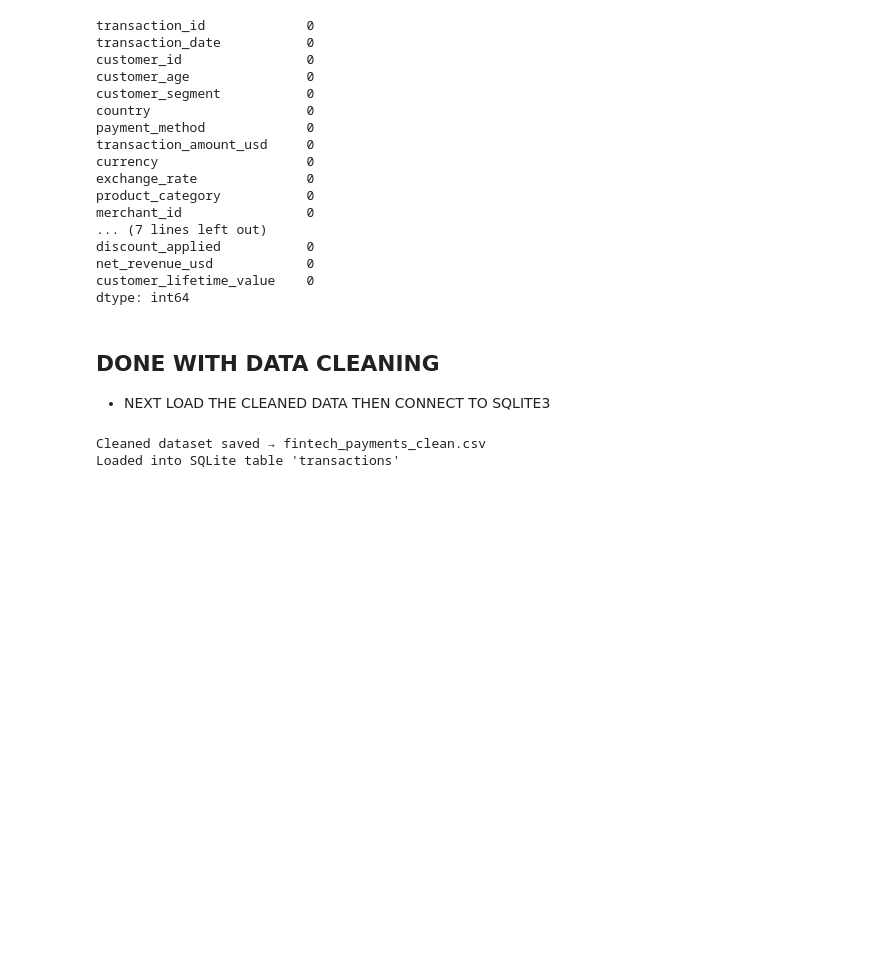
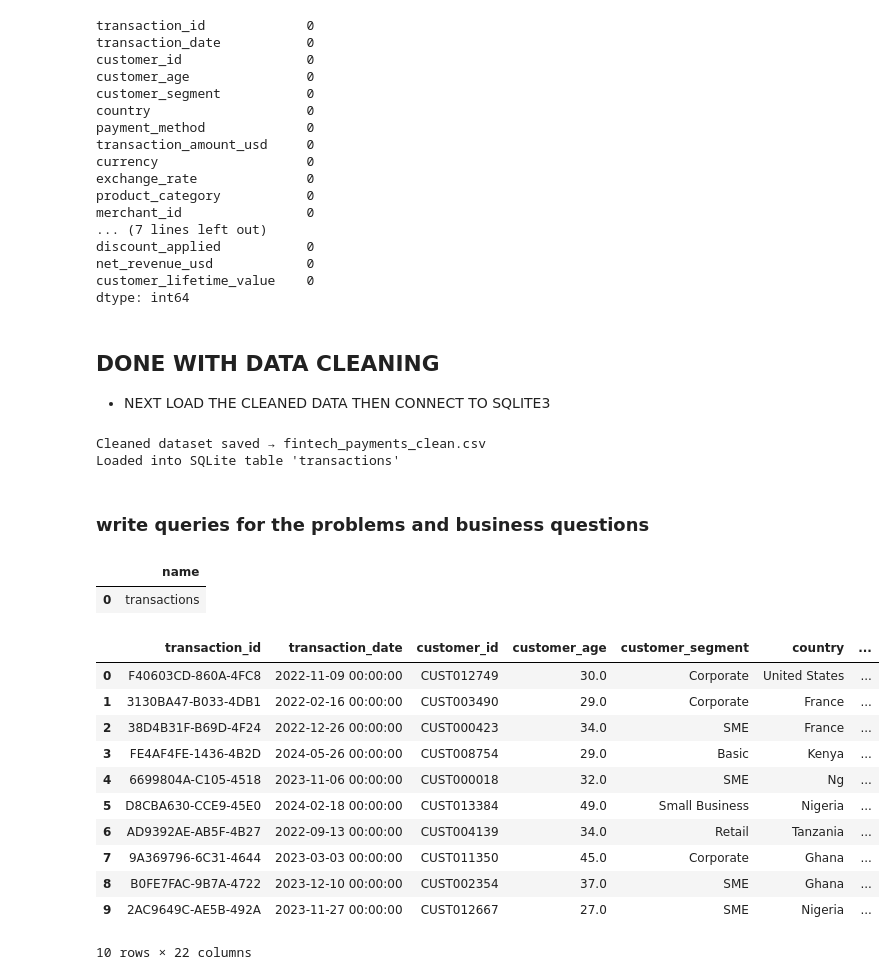
Before and after one commit to tracyvuleze2-sketch/GLOBAL_FINTECH_PROJECT, a Jupyter notebook: FinTech_Project.ipynb, the cells around one changed output. Drawn from its saved outputs; the diff is of its cells as text; code cells hidden in the pictures; blank space fills up the shorter version.

```diff
--- a/FinTech_Project.ipynb
+++ b/FinTech_Project.ipynb
@@ -524,3 +524,32 @@ print("Loaded into SQLite table 'transactions'")
 # %% [output]
 Cleaned dataset saved → fintech_payments_clean.csv
 Loaded into SQLite table 'transactions'
+# %% [markdown]
+###  write queries for the problems and business questions
+# %%
+df_sql = pd.read_sql("""
+SELECT name FROM sqlite_master WHERE type='table'
+""", conn)
+
+df_sql
+# %% [output]
+|  | name |
+| 0 | transactions |
+# %%
+df=pd.read_sql("""
+SELECT * FROM transactions
+""",conn)
+df.head(10)
+# %% [output]
+|  | transaction_id | transaction_date | customer_id | customer_age | customer_segment | country | ... |
+| 0 | F40603CD-860A-4FC8 | 2022-11-09 00:00:00 | CUST012749 | 30.0 | Corporate | United States | ... |
+| 1 | 3130BA47-B033-4DB1 | 2022-02-16 00:00:00 | CUST003490 | 29.0 | Corporate | France | ... |
+| 2 | 38D4B31F-B69D-4F24 | 2022-12-26 00:00:00 | CUST000423 | 34.0 | SME | France | ... |
+| 3 | FE4AF4FE-1436-4B2D | 2024-05-26 00:00:00 | CUST008754 | 29.0 | Basic | Kenya | ... |
+| 4 | 6699804A-C105-4518 | 2023-11-06 00:00:00 | CUST000018 | 32.0 | SME | Ng | ... |
+| 5 | D8CBA630-CCE9-45E0 | 2024-02-18 00:00:00 | CUST013384 | 49.0 | Small Business | Nigeria | ... |
+| 6 | AD9392AE-AB5F-4B27 | 2022-09-13 00:00:00 | CUST004139 | 34.0 | Retail | Tanzania | ... |
+| 7 | 9A369796-6C31-4644 | 2023-03-03 00:00:00 | CUST011350 | 45.0 | Corporate | Ghana | ... |
+| 8 | B0FE7FAC-9B7A-4722 | 2023-12-10 00:00:00 | CUST002354 | 37.0 | SME | Ghana | ... |
+| 9 | 2AC9649C-AE5B-492A | 2023-11-27 00:00:00 | CUST012667 | 27.0 | SME | Nigeria | ... |
+10 rows × 22 columns
```
Also changed, not shown: parts of 8 cells of this notebook, 1 other file.
